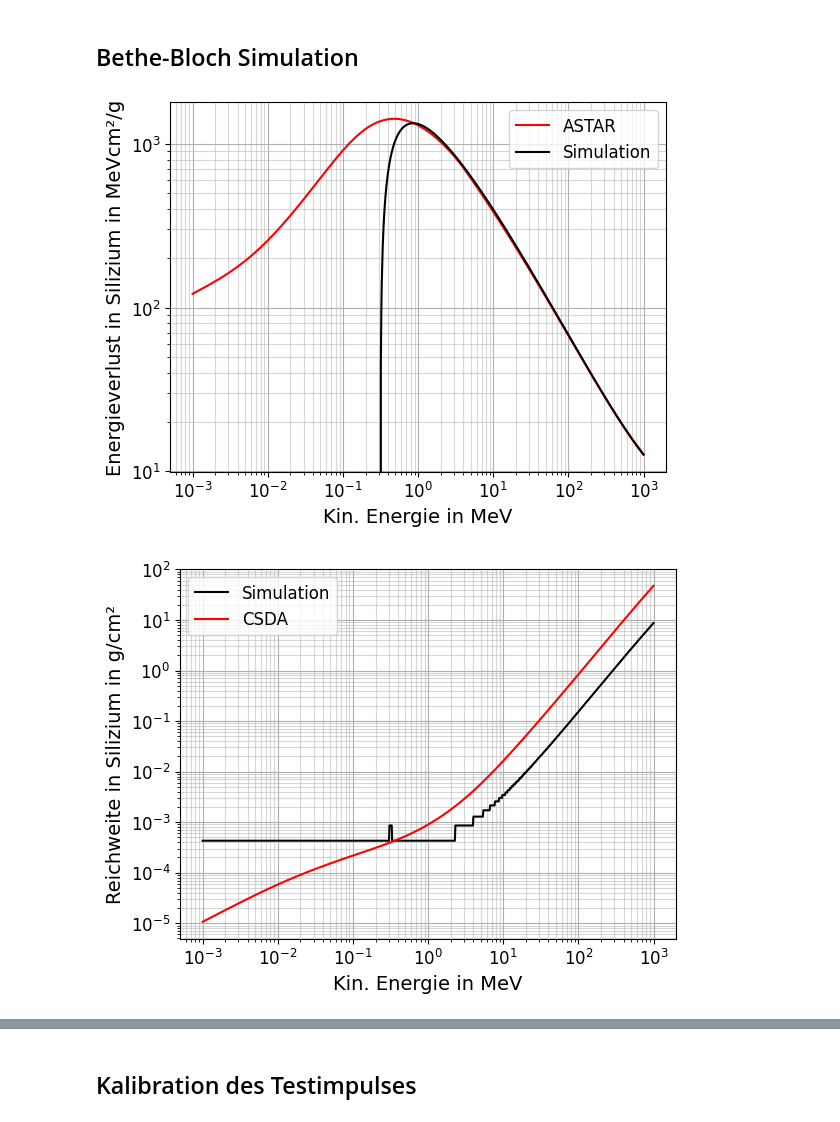
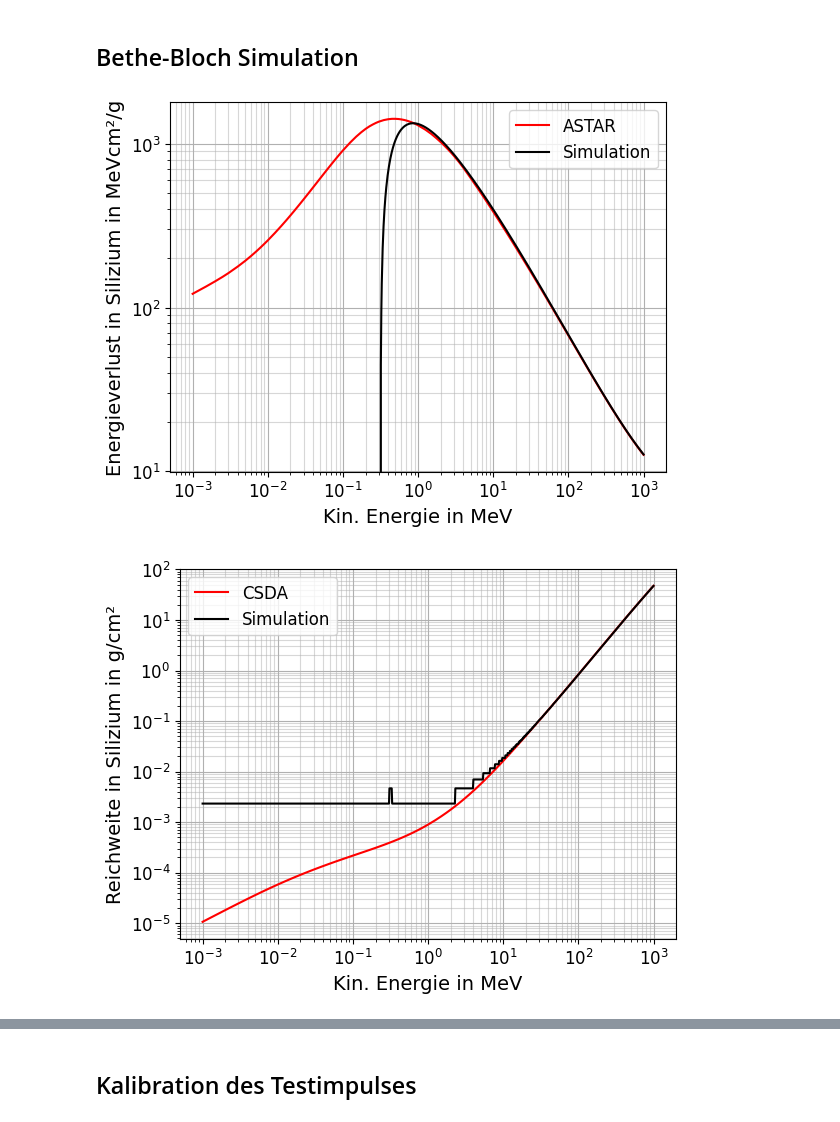
Before and after one commit to NicolasRohrbeck/fprak, a Jupyter notebook: scripts/halbleiter.ipynb, the cells around one changed output, grey strips where cells are left out. Drawn from its saved outputs; the diff is of its cells as text; code cells hidden in the pictures.

```diff
--- a/scripts/halbleiter.ipynb
+++ b/scripts/halbleiter.ipynb
@@ -72,20 +57,16 @@ def Reichweite(target: Material, E: float, dx=1e-6, Elim=1.0):
         E -= abs(lost)
         l += dx
     return l
-# %%
-# Silizium
-E = np.logspace(3, 9, 1000, endpoint=True)
-
-vBethe = np.vectorize(Bethe)
-vReich = np.vectorize(Reichweite)
-
-dEdx = Bethe(Si, E) / con.e /1e6 / 1e2 / Si.rho
-rw = []
-for i in E:
-    rw.append(Reichweite(Si, i, dx=1e-5)*1e2/Si.rho)
-rw = np.array(rw)
 # %%
 # Silizium
+E = np.logspace(3, 9, 1000, endpoint=True)
+
+dEdx = Bethe(Si, E) / con.e /1e6 / 1e2 / Si.rho
+rw = []
+for i in E:
+    rw.append(Reichweite(Si, i, dx=1e-5)*1e2*Si.rho)
+rw = np.array(rw)
+
 
 Energy, bethe, csda = np.loadtxt(r'../Messdaten/19012026_Halbleiter/astar_si.txt', skiprows=8, unpack=True)
 
@@ -97,32 +78,32 @@ plt.xscale('log')
 plt.yscale('log')
 plt.ylabel('Energieverlust in Silizium in MeVcm²/g', fontsize=14)
 plt.xlabel('Kin. Energie in MeV', fontsize=14)
 plt.tick_params(labelsize=12)
 plt.minorticks_on()
 plt.grid(which='major')
 plt.grid(which='minor', alpha=0.5)
 plt.legend(fontsize=12)
 plt.savefig("./Bilder/BB_Si.pdf")
 
 fig, ax = plt.subplots()
+ax.plot(Energy, csda, '-r', label='CSDA')
 ax.plot(E/1e6, rw, '-k', label="Simulation")
-ax.plot(Energy, csda, '-r', label='CSDA')
 
 
 ax.set_xscale('log')
 ax.set_yscale('log')
 
 ax.set_xlabel('Kin. Energie in MeV', fontsize=14)
 ax.set_ylabel('Reichweite in Silizium in g/cm²', fontsize=14)
 ax.tick_params(labelsize=12)
 
 ax.minorticks_on()
 ax.grid(which='major')
 ax.grid(which='minor', alpha=0.5)
 ax.legend(fontsize=12)
 fig.savefig("./Bilder/RW_Si.pdf")
 
 plt.show()
 # %% [output]
 [figure]
-[figure, old version]
+[figure, new version]
```
Also changed, not shown: parts of 4 cells of this notebook.
